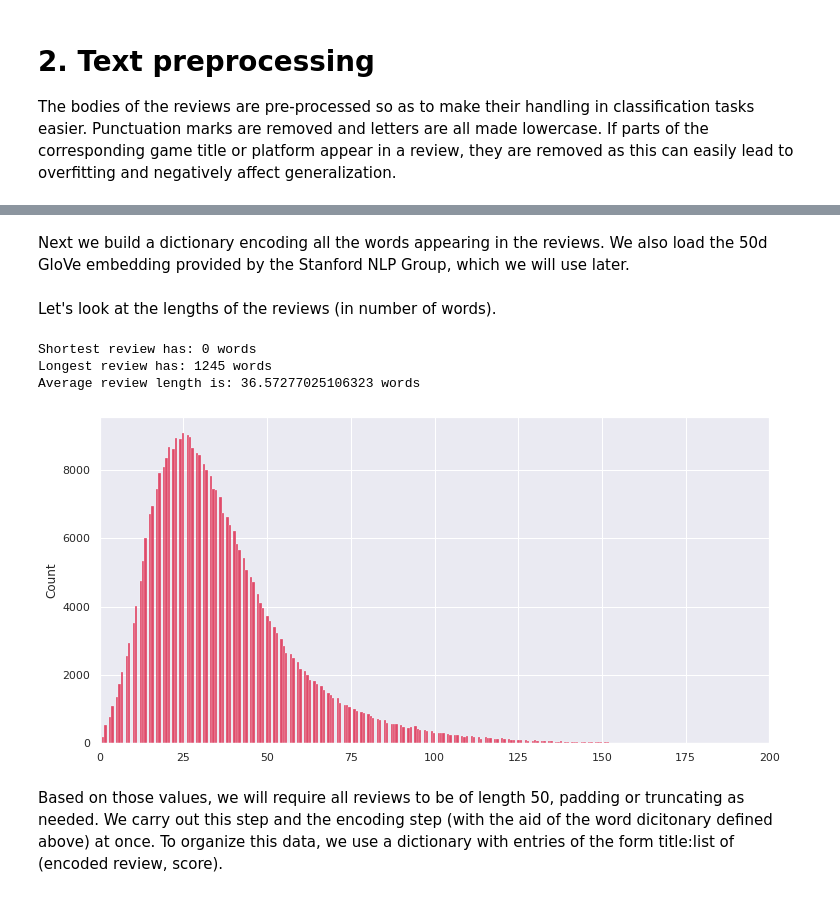
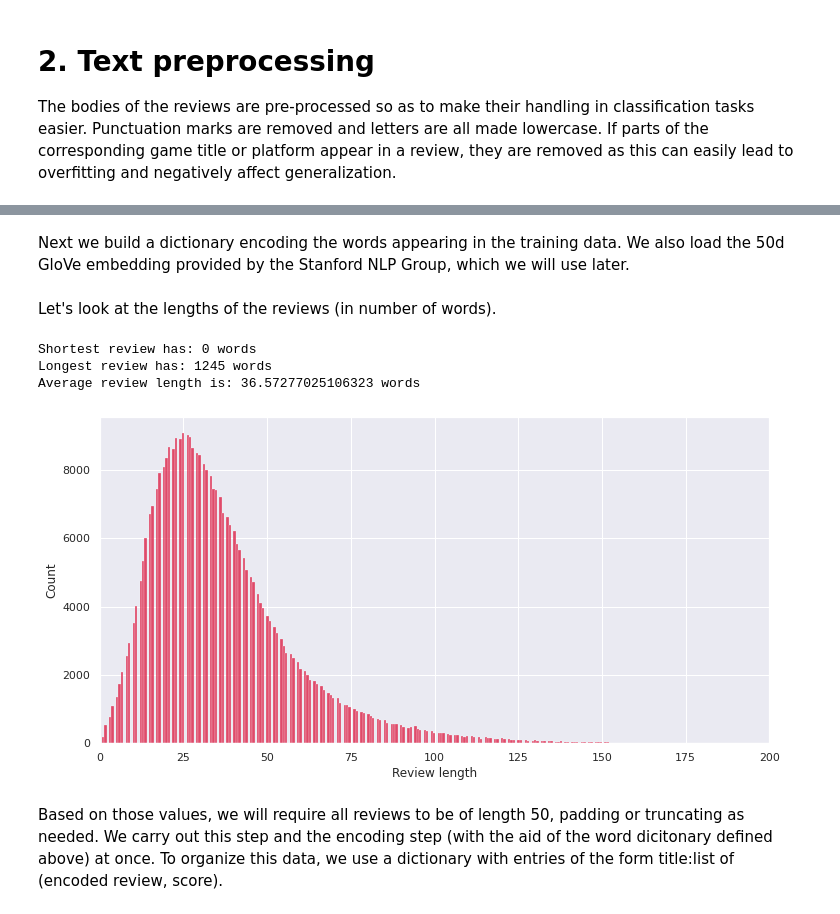
Before and after one commit to EliasTa2610/Metacritic-Review-Summary-Sentiment-Analysis, a Jupyter notebook: metacritic_sent_analy.ipynb, the cells around one changed output, grey strips where cells are left out. Drawn from its saved outputs; the diff is of its cells as text; code cells hidden in the pictures.

Commit message:
Labelled plots' axes. Word encoding now uses UNK char. Corrected a few tpos.

```diff
--- a/metacritic_sent_analy.ipynb
+++ b/metacritic_sent_analy.ipynb
@@ -116,11 +116,14 @@ for i, row in reviews.iterrows():
 # %% [markdown]
-Next we build a dictionary encoding all the words appearing in the reviews. We also load the 50d GloVe embedding provided by the Stanford NLP Group, which we will use later.
+Next we build a dictionary encoding the words appearing in the training data. We also load the 50d GloVe embedding provided by the Stanford NLP Group, which we will use later.
 # %%
 # build vocabulary
 words = []
+train_titles = set([row['title'] for _, row in train_games.iterrows()])
 
 for _, row in reviews.iterrows():
-    for word in row['body']:
+  if row['title'] not in train_titles:
+    continue
+  for word in row['body']:
       words.append(word)
 
 words = set(words)
@@ -140,7 +143,7 @@ with open('./glove.6B.50d.txt') as file:
 
 # create embedding matrix
 emb_dim = 50
-vocab_size = len(words_dict)
+vocab_size = len(words_dict) + 1 # need UNK char.
 emb_matrix = np.random.uniform(low=-1., high=1.,
                                size=(vocab_size, emb_dim))
 
@@ -154,20 +157,20 @@ Let's look at the lengths of the reviews (in number of words).
 # %%
 sns.set(style='darkgrid', palette=sns.diverging_palette(145, 400, s=20, l=30,
                                                         n=8))
-train_titles = set([row['title'] for _, row in train_games.iterrows()])
 reviews_lens = [len(row['body']) for _, row in reviews.iterrows() if
                 row['title'] in train_titles]
 fig, ax = plt.subplots(figsize=(12, 6))
 plt.xlim(0, 200)
+plt.xlabel('Review length')
 sns.histplot(reviews_lens, ax=ax, color='crimson')
 print('Shortest review has:', min(reviews_lens), 'words')
 print('Longest review has:', max(reviews_lens), 'words')
 print('Average review length is:', np.mean(reviews_lens), 'words')
 # %% [output]
 Shortest review has: 0 words
 Longest review has: 1245 words
 Average review length is: 36.57277025106323 words
-[figure, old version]
+[figure, new version]
 # %% [markdown]
 Based on those values, we will require all reviews to be of length 50, padding or truncating as needed. We carry out this step and the encoding step (with the aid of the word dicitonary defined above) at once. To organize this data, we use a dictionary with entries of the form title:list of (encoded review, score).
 # %%
```
Also changed, not shown: parts of 16 cells of this notebook.
